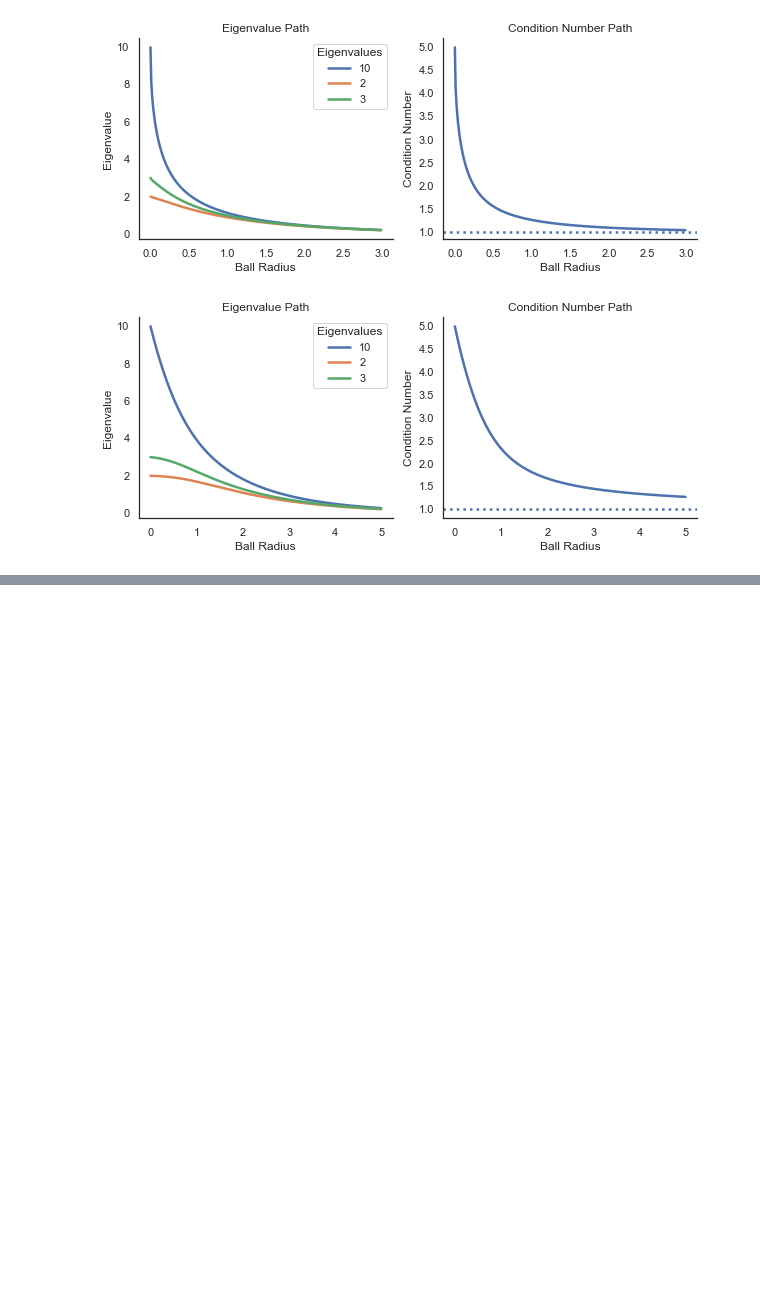
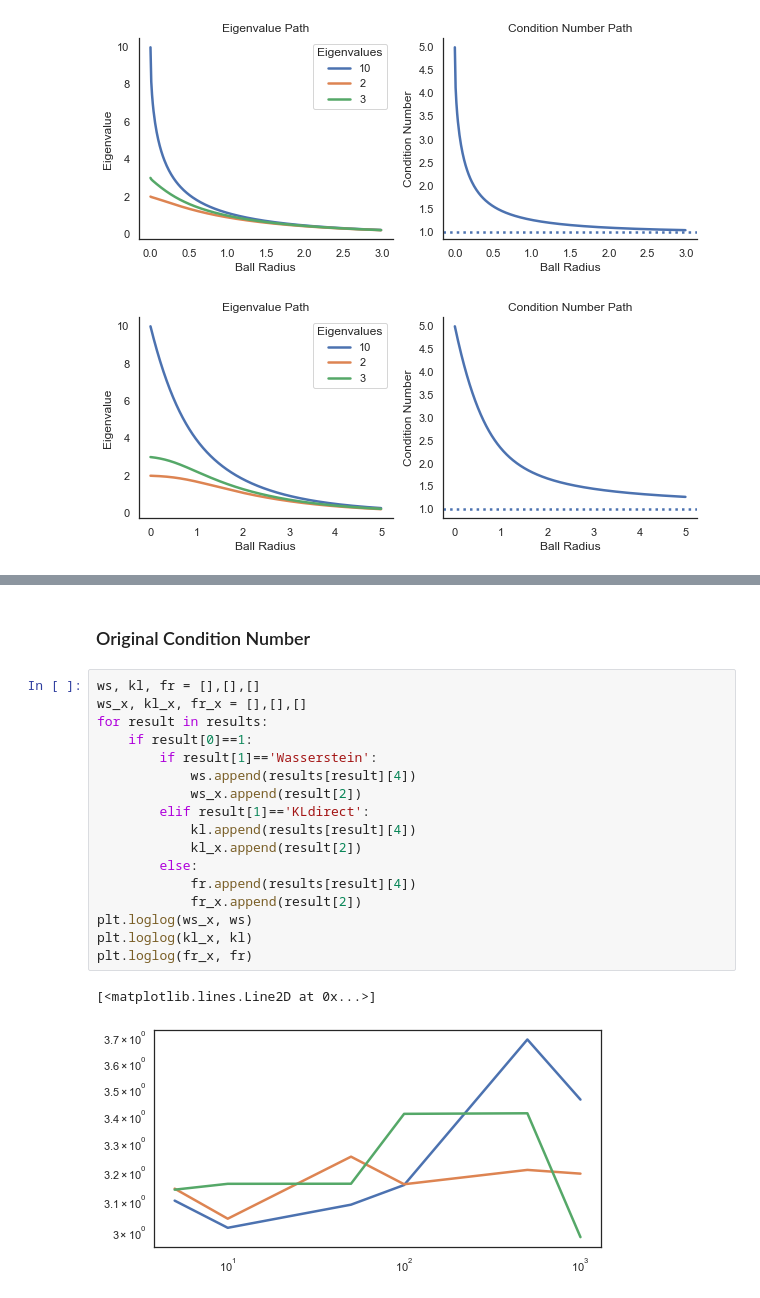
Before and after one commit to yvesrychener/covariance_DRO, a Jupyter notebook: python/Analysis.ipynb, the cells around one changed output, grey strips where cells are left out. Saved outputs shown, nothing was run; the diff lists cells and outputs as text; blank space fills up the shorter version.

```diff
--- a/python/Analysis.ipynb
+++ b/python/Analysis.ipynb
@@ -91,0 +162,22 @@ plt.savefig('plots/fr_1023.pdf');
+# %% [markdown]
+### Original Condition Number
+# %%
+ws, kl, fr = [],[],[]
+ws_x, kl_x, fr_x = [],[],[]
+for result in results:
+    if result[0]==1:
+        if result[1]=='Wasserstein':
+            ws.append(results[result][4])
+            ws_x.append(result[2])
+        elif result[1]=='KLdirect':
+            kl.append(results[result][4])
+            kl_x.append(result[2])
+        else:
+            fr.append(results[result][4])
+            fr_x.append(result[2])
+plt.loglog(ws_x, ws)
+plt.loglog(kl_x, kl)
+plt.loglog(fr_x, fr)
+# %% [output]
+[<matplotlib.lines.Line2D at 0x...>]
+[figure, added]
```
Also changed, not shown: parts of 14 cells of this notebook.
